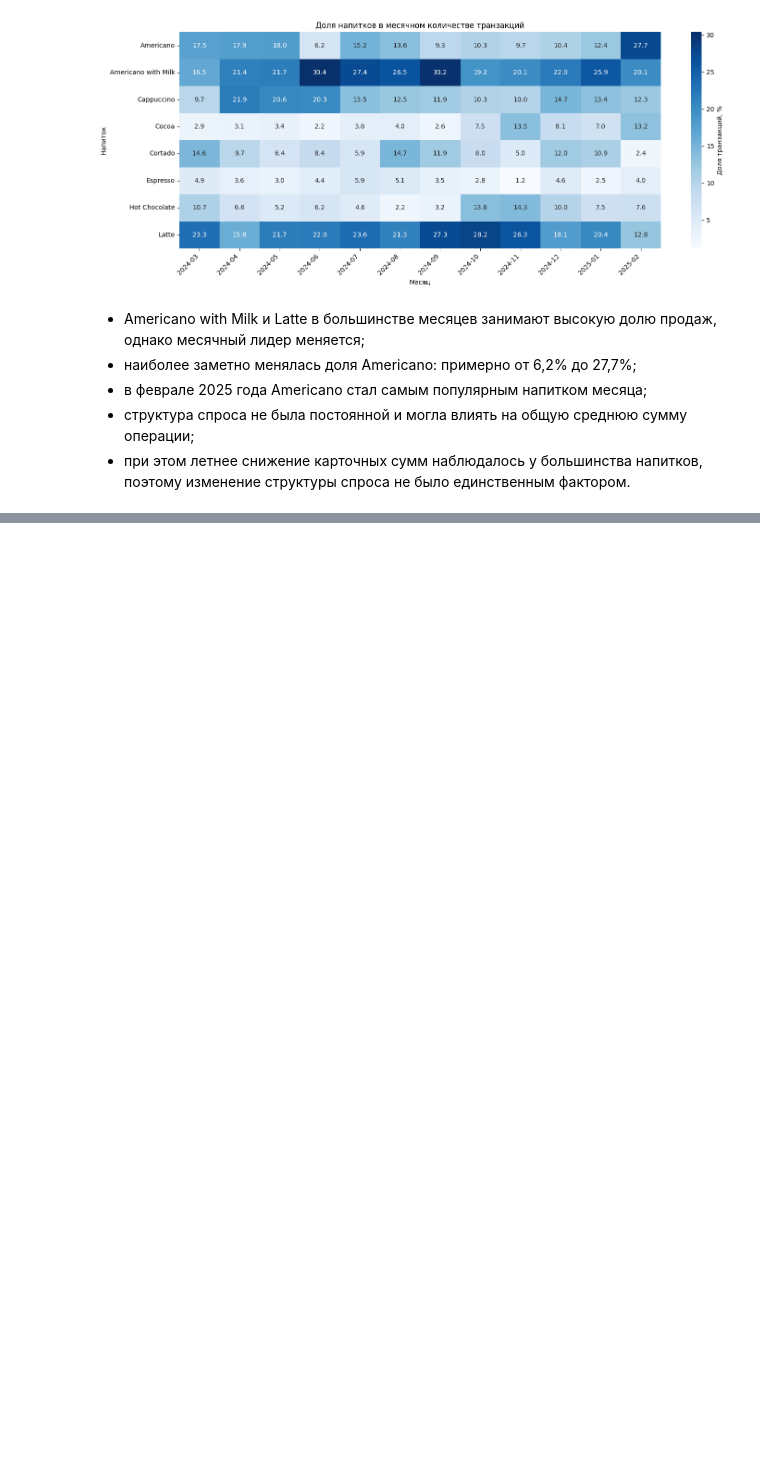
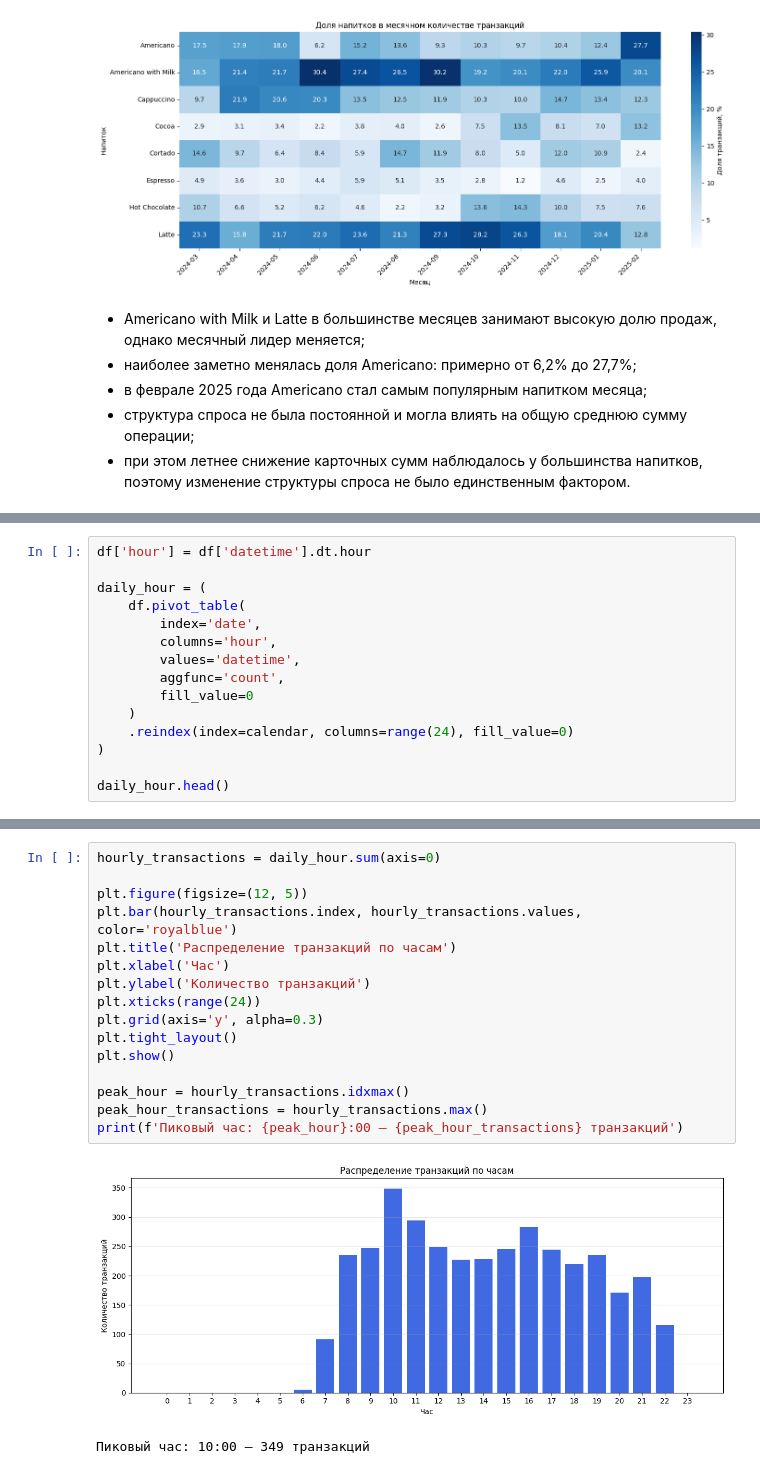
Before and after one commit to prodavec-svg/Coffee-sales-eda, a Jupyter notebook: notebooks/main.ipynb, the cells around one changed output, grey strips where cells are left out. Saved outputs shown, nothing was run; the diff lists cells and outputs as text; blank space fills up the shorter version.

```diff
--- a/notebooks/main.ipynb
+++ b/notebooks/main.ipynb
@@ -603,0 +533,15 @@ plt.show()
+# %%
+df['hour'] = df['datetime'].dt.hour
+
+daily_hour = (
+    df.pivot_table(
+        index='date',
+        columns='hour',
+        values='datetime',
+        aggfunc='count',
+        fill_value=0
+    )
+    .reindex(index=calendar, columns=range(24), fill_value=0)
+)
+
+daily_hour.head()
@@ -603,0 +556,19 @@ plt.show()
+# %%
+hourly_transactions = daily_hour.sum(axis=0)
+
+plt.figure(figsize=(12, 5))
+plt.bar(hourly_transactions.index, hourly_transactions.values, color='royalblue')
+plt.title('Распределение транзакций по часам')
+plt.xlabel('Час')
+plt.ylabel('Количество транзакций')
+plt.xticks(range(24))
+plt.grid(axis='y', alpha=0.3)
+plt.tight_layout()
+plt.show()
+
+peak_hour = hourly_transactions.idxmax()
+peak_hour_transactions = hourly_transactions.max()
+print(f'Пиковый час: {peak_hour}:00 — {peak_hour_transactions} транзакций')
+# %% [output]
+[figure, added]
+Пиковый час: 10:00 — 349 транзакций
```
Also changed, not shown: parts of 41 cells of this notebook.
